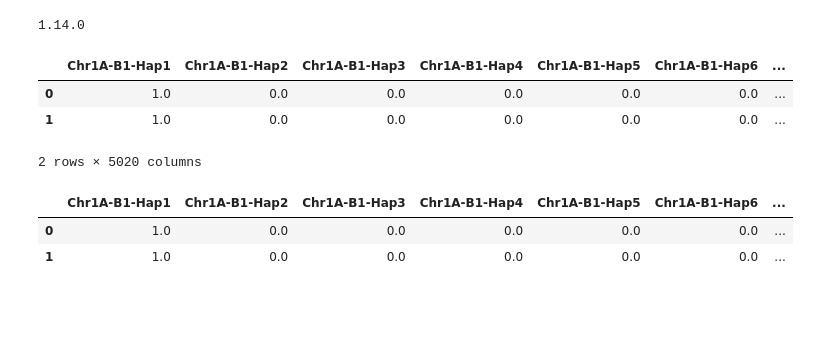
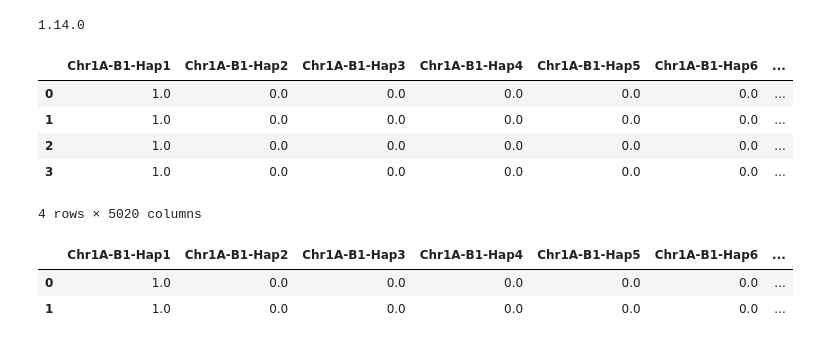
Before and after one commit to juancresc/am_prediction, a Jupyter notebook: tf_2.ipynb, the cells around one changed output. Drawn from its saved outputs; the diff is of its cells as text; code cells hidden in the pictures; blank space fills up the shorter version.

```diff
--- a/tf_2.ipynb
+++ b/tf_2.ipynb
@@ -18,12 +18,14 @@ print(tf.__version__)
 Y = 'FE'
 df = pd.read_csv('data/prepared.csv', sep='\t')
 # %%
-df.head(2)
+df.head(4)
 # %% [output]
 |  | Chr1A-B1-Hap1 | Chr1A-B1-Hap2 | Chr1A-B1-Hap3 | Chr1A-B1-Hap4 | Chr1A-B1-Hap5 | Chr1A-B1-Hap6 | ... |
 | 0 | 1.0 | 0.0 | 0.0 | 0.0 | 0.0 | 0.0 | ... |
 | 1 | 1.0 | 0.0 | 0.0 | 0.0 | 0.0 | 0.0 | ... |
+| 2 | 1.0 | 0.0 | 0.0 | 0.0 | 0.0 | 0.0 | ... |
+| 3 | 1.0 | 0.0 | 0.0 | 0.0 | 0.0 | 0.0 | ... |
-2 rows × 5020 columns
+4 rows × 5020 columns
 # %%
 #df.drop(columns={'2012','2013','2014','2015','2016'}, inplace=True)
 # %%
```
